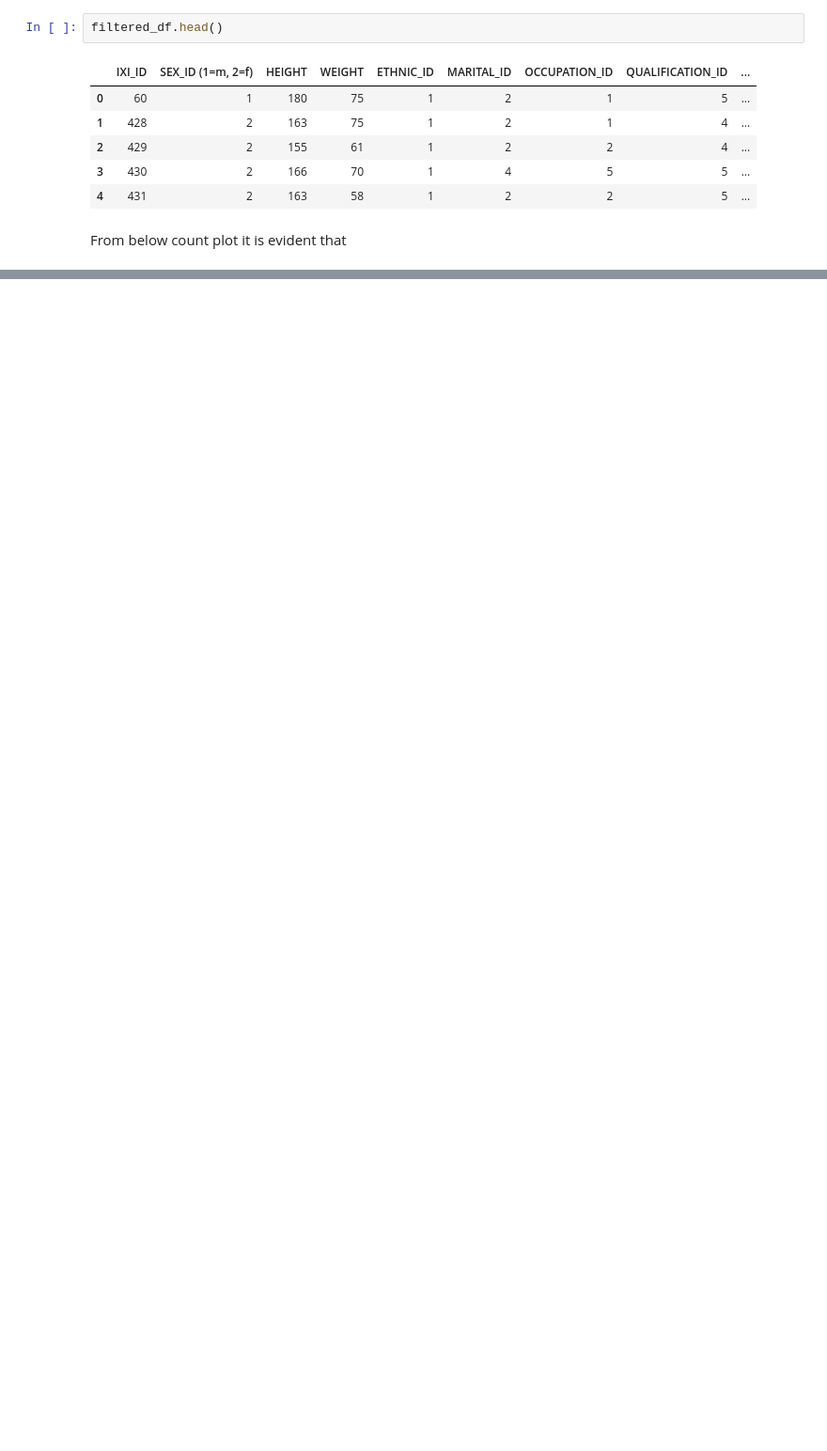
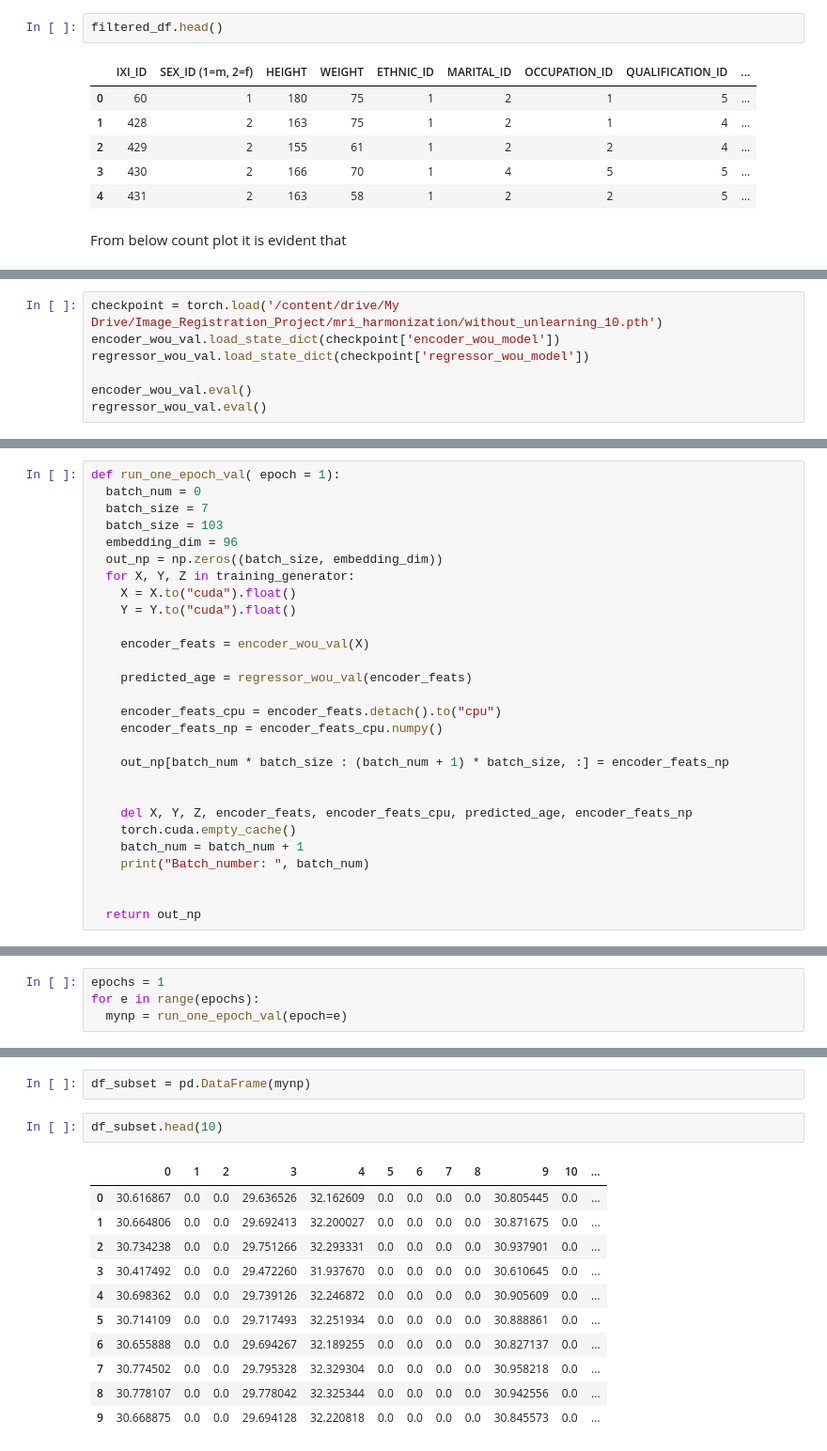
Before and after one commit to surajsrivathsa/image_registration, a Jupyter notebook: MRI_Data_Harmonization.ipynb, the cells around one changed output, grey strips where cells are left out. Shown at 94% size. Saved outputs shown, nothing was run; the diff lists cells and outputs as text; blank space fills up the shorter version.

```diff
--- a/MRI_Data_Harmonization.ipynb
+++ b/MRI_Data_Harmonization.ipynb
@@ -325,0 +679,7 @@ class Dataset(Data.Dataset):
+# %%
+checkpoint = torch.load('/content/drive/My Drive/Image_Registration_Project/mri_harmonization/without_unlearning_10.pth')
+encoder_wou_val.load_state_dict(checkpoint['encoder_wou_model'])
+regressor_wou_val.load_state_dict(checkpoint['regressor_wou_model'])
+
+encoder_wou_val.eval()
+regressor_wou_val.eval()
@@ -325,0 +694,28 @@ class Dataset(Data.Dataset):
+# %%
+def run_one_epoch_val( epoch = 1):
+  batch_num = 0
+  batch_size = 7
+  batch_size = 103
+  embedding_dim = 96
+  out_np = np.zeros((batch_size, embedding_dim))
+  for X, Y, Z in training_generator:
+    X = X.to("cuda").float()
+    Y = Y.to("cuda").float()
+
+    encoder_feats = encoder_wou_val(X)
+
+    predicted_age = regressor_wou_val(encoder_feats)
+
+    encoder_feats_cpu = encoder_feats.detach().to("cpu")
+    encoder_feats_np = encoder_feats_cpu.numpy()
+
+    out_np[batch_num * batch_size : (batch_num + 1) * batch_size, :] = encoder_feats_np
+
+
+    del X, Y, Z, encoder_feats, encoder_feats_cpu, predicted_age, encoder_feats_np
+    torch.cuda.empty_cache()
+    batch_num = batch_num + 1
+    print("Batch_number: ", batch_num)
+
+
+  return out_np
@@ -325,0 +724,4 @@ class Dataset(Data.Dataset):
+# %%
+epochs = 1
+for e in range(epochs):
+  mynp = run_one_epoch_val(epoch=e)
@@ -325,0 +730,16 @@ class Dataset(Data.Dataset):
+# %%
+df_subset = pd.DataFrame(mynp)
+# %%
+df_subset.head(10)
+# %% [output]
+|  | 0 | 1 | 2 | 3 | 4 | 5 | 6 | 7 | 8 | 9 | 10 | ... |
+| 0 | 30.616867 | 0.0 | 0.0 | 29.636526 | 32.162609 | 0.0 | 0.0 | 0.0 | 0.0 | 30.805445 | 0.0 | ... |
+| 1 | 30.664806 | 0.0 | 0.0 | 29.692413 | 32.200027 | 0.0 | 0.0 | 0.0 | 0.0 | 30.871675 | 0.0 | ... |
+| 2 | 30.734238 | 0.0 | 0.0 | 29.751266 | 32.293331 | 0.0 | 0.0 | 0.0 | 0.0 | 30.937901 | 0.0 | ... |
+| 3 | 30.417492 | 0.0 | 0.0 | 29.472260 | 31.937670 | 0.0 | 0.0 | 0.0 | 0.0 | 30.610645 | 0.0 | ... |
+| 4 | 30.698362 | 0.0 | 0.0 | 29.739126 | 32.246872 | 0.0 | 0.0 | 0.0 | 0.0 | 30.905609 | 0.0 | ... |
+| 5 | 30.714109 | 0.0 | 0.0 | 29.717493 | 32.251934 | 0.0 | 0.0 | 0.0 | 0.0 | 30.888861 | 0.0 | ... |
+| 6 | 30.655888 | 0.0 | 0.0 | 29.694267 | 32.189255 | 0.0 | 0.0 | 0.0 | 0.0 | 30.827137 | 0.0 | ... |
+| 7 | 30.774502 | 0.0 | 0.0 | 29.795328 | 32.329304 | 0.0 | 0.0 | 0.0 | 0.0 | 30.958218 | 0.0 | ... |
+| 8 | 30.778107 | 0.0 | 0.0 | 29.778042 | 32.325344 | 0.0 | 0.0 | 0.0 | 0.0 | 30.942556 | 0.0 | ... |
+| 9 | 30.668875 | 0.0 | 0.0 | 29.694128 | 32.220818 | 0.0 | 0.0 | 0.0 | 0.0 | 30.845573 | 0.0 | ... |
```
Also changed, not shown: parts of 54 cells of this notebook.
